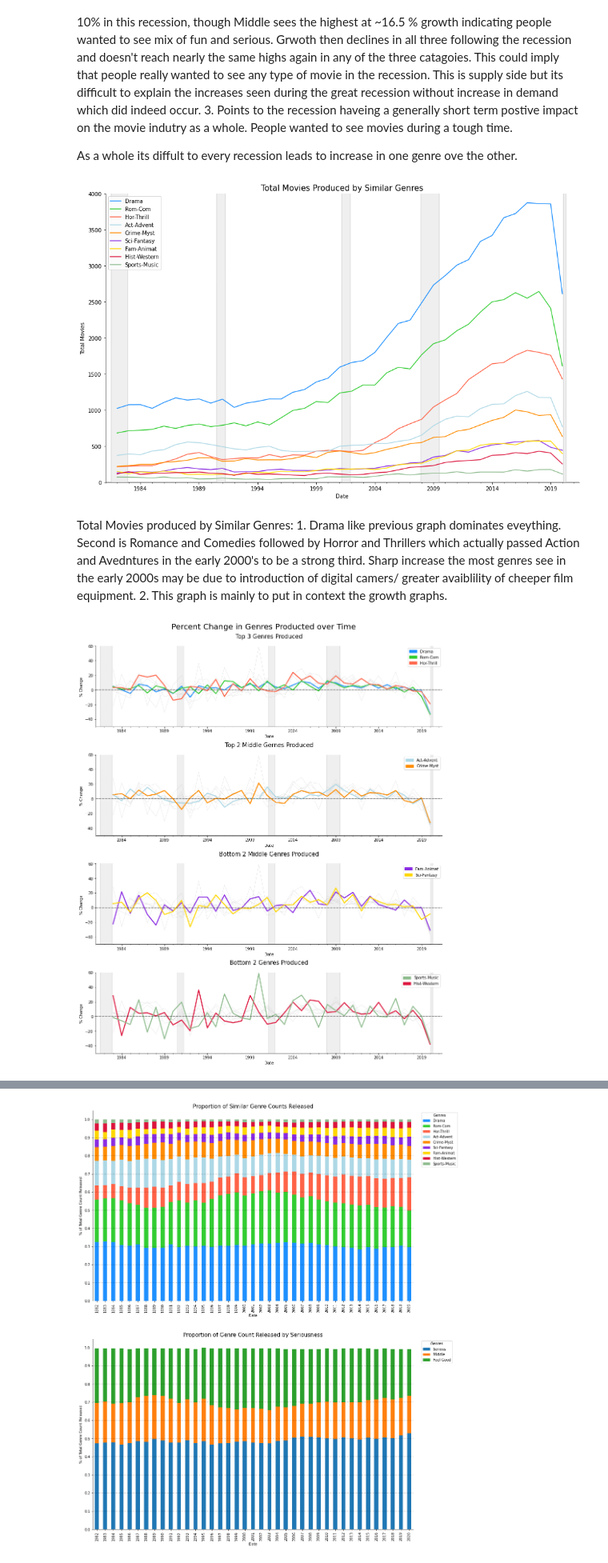
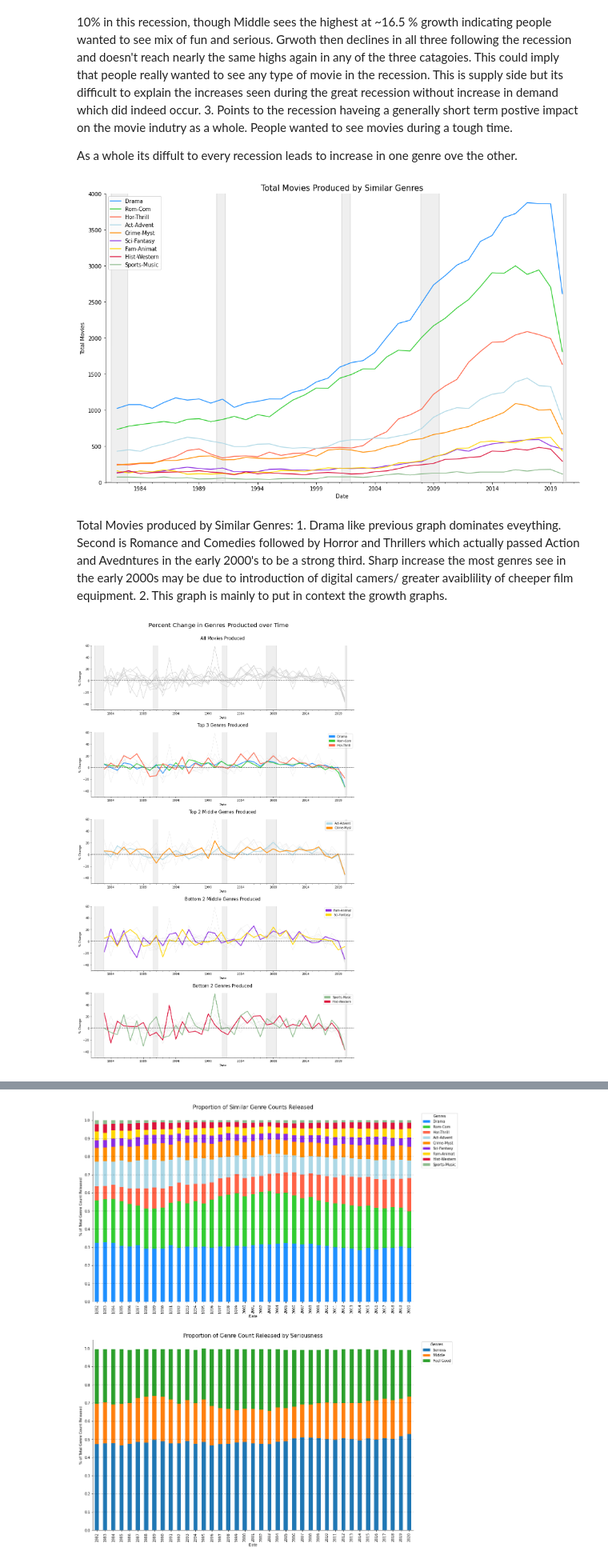
Before and after one commit to FabrizioCabreraC/Hollywood-as-recession-proof, a Jupyter notebook: Hollywood_Project.ipynb, the cells around one changed output, grey strips where cells are left out. Shown at 80% size. Cells and saved outputs as stored; diff of their text form; code cells hidden in the pictures.

```diff
--- a/Hollywood_Project.ipynb
+++ b/Hollywood_Project.ipynb
@@ -519,5 +519,7 @@ genres_share.head()
 
 genres_share = genres_share.set_index("Date").resample("YS").sum()
 genres_share.head()
+genres_tot = genres_share.copy()
+genres_share_pct = genres_share.copy().pct_change() * 100
 # %% [output]
 [1 2 3 0]
@@ -805,10 +799,10 @@ fig, ax = plt.subplots(figsize = (16,10))
 
 us_rec_scale["USREC"].plot.area(ax=ax, alpha=0.12, color="gray", label=str())
 us_rec_scale["negative"].plot.area(ax=ax, alpha=0.12, color="gray", label=str())
-genres[three_cats].plot(ax=ax, color=comb_cats_c)
+genres_tot[three_cats].plot(ax=ax, color=comb_cats_c)
 ax.legend(loc='best')
 ax.set_xlim("1981-01-01", "2021-06-01")
-ax.set_ylim(0, 5500)
+ax.set_ylim(0, 7000)
 
 ax.set_title("Total Movies Produced by Genre Super-Catagories", fontsize=15)
 
@@ -918,7 +912,7 @@ fig, ax = plt.subplots(figsize = (16,10))
 
 us_rec_scale["USREC"].plot.area(ax=ax, alpha=0.12, color="gray", label=str())
 us_rec_scale["negative"].plot.area(ax=ax, alpha=0.12, color="gray", label=str())
-genres[comb_cats].plot(ax=ax, color=comb_cats_c)
+genres_tot[comb_cats].plot(ax=ax, color=comb_cats_c)
 ax.legend(loc='best')
 ax.set_xlim("1981-01-01", "2021-06-01")
 ax.set_ylim(0, 4000)
@@ -930,7 +924,7 @@ for i in range(0,4):
     ax.spines["right"].set_visible(False)
     ax.spines["top"].set_visible(False)
 # %% [output]
-[figure, old version]
+[figure, new version]
 # %% [markdown]
 Total Movies produced by Similar Genres:
     1. Drama like previous graph dominates eveything. Second is Romance and Comedies followed by Horror and Thrillers which actually passed Action and Avedntures in the early 2000's to be a strong third. Sharp increase the most genres see in the early 2000s may be due to introduction of digital camers/ greater avaiblility of cheeper film equipment.
@@ -958,66 +952,78 @@ patch_Cri = mpatches.Patch(color= "darkorange", label = "Crime-Myst")
 patch_Fam = mpatches.Patch(color= "blueviolet", label = "Fam-Animat")
 patch_Sci = mpatches.Patch(color= "gold", label = "Sci-Fantasy")
 # %%
-fig, ax = plt.subplots(4,1, figsize = (16,18))
+fig, ax = plt.subplots(5,1, figsize = (16,24))
 
 us_rec_scale["USREC"].plot.area(ax=ax[0], alpha=0.12, color="gray", label=str())
 us_rec_scale["negative"].plot.area(ax=ax[0], alpha=0.12, color="gray", label=str())
-genres_pct[top3_cats].plot(ax=ax[0], color = top3_cats_c, linewidth=2.5)
-genres_pct[smid2_cats].plot(ax=ax[0], color=[(0.8, 0.8, 0.8)], lw=0.4, label=str())
-genres_pct[bot3_cats].plot(ax=ax[0], color=[(0.8, 0.8, 0.8)], lw=0.4, label=str())
-genres_pct[mid2_cats].plot(ax=ax[0], color=[(0.8, 0.8, 0.8)], lw=0.4, label=str())
-ax[0].legend(handles = [patch_Dra, patch_Rom, patch_Hor])
+genres_share_pct[top3_cats].plot(ax=ax[0], color=[(0.8, 0.8, 0.8)], lw=1.2)
+genres_share_pct[smid2_cats].plot(ax=ax[0], color=[(0.8, 0.8, 0.8)], lw=1.2, label=str())
+genres_share_pct[bot3_cats].plot(ax=ax[0], color=[(0.8, 0.8, 0.8)], lw=1.2, label=str())
+genres_share_pct[mid2_cats].plot(ax=ax[0], color=[(0.8, 0.8, 0.8)], lw=1.2, label=str())
+ax[0].get_legend().remove()
 ax[0].set_xlim("1981-01-01", "2021-06-01")
 ax[0].set_ylim(-50, 60)
 
 us_rec_scale["USREC"].plot.area(ax=ax[1], alpha=0.12, color="gray", label=str())
 us_rec_scale["negative"].plot.area(ax=ax[1], alpha=0.12, color="gray", label=str())
-genres_pct[top3_cats].plot(ax=ax[1], color=[(0.8, 0.8, 0.8)], lw=0.4, label=str())
-genres_pct[mid2_cats].plot(ax=ax[1], color = mid2_cats_c, linewidth=2.5)
-genres_pct[smid2_cats].plot(ax=ax[1], color=[(0.8, 0.8, 0.8)], lw=0.4, label=str())
-genres_pct[bot3_cats].plot(ax=ax[1], color=[(0.8, 0.8, 0.8)], lw=0.4, label=[str(),str()])
-ax[1].legend(handles = [patch_Act, patch_Cri])
+genres_share_pct[top3_cats].plot(ax=ax[1], color = top3_cats_c, linewidth=2.5)
+genres_share_pct[smid2_cats].plot(ax=ax[1], color=[(0.8, 0.8, 0.8)], lw=0.4, label=str())
+genres_share_pct[bot3_cats].plot(ax=ax[1], color=[(0.8, 0.8, 0.8)], lw=0.4, label=str())
+genres_share_pct[mid2_cats].plot(ax=ax[1], color=[(0.8, 0.8, 0.8)], lw=0.4, label=str())
+ax[1].legend(handles = [patch_Dra, patch_Rom, patch_Hor])
 ax[1].set_xlim("1981-01-01", "2021-06-01")
 ax[1].set_ylim(-50, 60)
 
 us_rec_scale["USREC"].plot.area(ax=ax[2], alpha=0.12, color="gray", label=str())
 us_rec_scale["negative"].plot.area(ax=ax[2], alpha=0.12, color="gray", label=str())
-genres_pct[top3_cats].plot(ax=ax[2], color=[(0.8, 0.8, 0.8)], lw=0.4, label=False)
-genres_pct[mid2_cats].plot(ax=ax[2], color=[(0.8, 0.8, 0.8)], lw=0.4, label=False)
-genres_pct[smid2_cats].plot(ax=ax[2], color = smid2_cats_c, linewidth=2.5)
-genres_pct[bot3_cats].plot(ax=ax[2], color=[(0.8, 0.8, 0.8)], lw=0.4, label=str())
-ax[2].legend(handles = [patch_Fam, patch_Sci])
+genres_share_pct[top3_cats].plot(ax=ax[2], color=[(0.8, 0.8, 0.8)], lw=0.4, label=str())
+genres_share_pct[mid2_cats].plot(ax=ax[2], color = mid2_cats_c, linewidth=2.5)
+genres_share_pct[smid2_cats].plot(ax=ax[2], color=[(0.8, 0.8, 0.8)], lw=0.4, label=str())
+genres_share_pct[bot3_cats].plot(ax=ax[2], color=[(0.8, 0.8, 0.8)], lw=0.4, label=[str(),str()])
+ax[2].legend(handles = [patch_Act, patch_Cri])
 ax[2].set_xlim("1981-01-01", "2021-06-01")
 ax[2].set_ylim(-50, 60)
 
-
 us_rec_scale["USREC"].plot.area(ax=ax[3], alpha=0.12, color="gray", label=str())
 us_rec_scale["negative"].plot.area(ax=ax[3], alpha=0.12, color="gray", label=str())
-genres_pct[top3_cats].plot(ax=ax[3], color=[(0.8, 0.8, 0.8)], lw=0.4, label=str())
-genres_pct[mid2_cats].plot(ax=ax[3], color=[(0.8, 0.8, 0.8)], lw=0.4, label=str())
-genres_pct[smid2_cats].plot(ax=ax[3], color=[(0.8, 0.8, 0.8)], lw=0.4, label='_Hidden label')
-genres_pct[bot3_cats].plot(ax=ax[3], color = bot3_cats_c, linewidth=2.5)
-ax[3].legend(handles = [patch_his, patch_sport])
+genres_share_pct[top3_cats].plot(ax=ax[3], color=[(0.8, 0.8, 0.8)], lw=0.4, label=False)
+genres_share_pct[mid2_cats].plot(ax=ax[3], color=[(0.8, 0.8, 0.8)], lw=0.4, label=False)
+genres_share_pct[smid2_cats].plot(ax=ax[3], color = smid2_cats_c, linewidth=2.5)
+genres_share_pct[bot3_cats].plot(ax=ax[3], color=[(0.8, 0.8, 0.8)], lw=0.4, label=str())
+ax[3].legend(handles = [patch_Fam, patch_Sci])
 ax[3].set_xlim("1981-01-01", "2021-06-01")
 ax[3].set_ylim(-50, 60)
 
-ax[0].set_title("Top 3 Genres Produced", fontsize=15, pad=20)
-ax[1].set_title("Top 2 Middle Gernes Produced", fontsize=15, pad=20)
-ax[2].set_title("Bottom 2 Middle Genres Produced", fontsize=15, pad=20)
-ax[3].set_title("Bottom 2 Genres Produced", fontsize=15, pad=20)
+
+us_rec_scale["USREC"].plot.area(ax=ax[4], alpha=0.12, color="gray", label=str())
+us_rec_scale["negative"].plot.area(ax=ax[4], alpha=0.12, color="gray", label=str())
+genres_share_pct[top3_cats].plot(ax=ax[4], color=[(0.8, 0.8, 0.8)], lw=0.4, label=str())
+genres_share_pct[mid2_cats].plot(ax=ax[4], color=[(0.8, 0.8, 0.8)], lw=0.4, label=str())
+genres_share_pct[smid2_cats].plot(ax=ax[4], color=[(0.8, 0.8, 0.8)], lw=0.4, label='_Hidden label')
+genres_share_pct[bot3_cats].plot(ax=ax[4], color = bot3_cats_c, linewidth=2.5)
+ax[4].legend(handles = [patch_his, patch_sport])
+ax[4].set_xlim("1981-01-01", "2021-06-01")
+ax[4].set_ylim(-50, 60)
+
+ax[0].set_title("All Movies Produced", fontsize=15, pad=20)
+ax[1].set_title("Top 3 Genres Produced", fontsize=15, pad=20)
+ax[2].set_title("Top 2 Middle Gernes Produced", fontsize=15, pad=20)
+ax[3].set_title("Bottom 2 Middle Genres Produced", fontsize=15, pad=20)
+ax[4].set_title("Bottom 2 Genres Produced", fontsize=15, pad=20)
+
 
 fig.suptitle(
     "Percent Change in Genres Producted over Time",
     fontsize = 20)
 plt.subplots_adjust(left=None, bottom=None, right=None, top=.935, wspace=None, hspace=.35)
 
-for i in range(0,4):
+for i in range(0,5):
     ax[i].axhline(0, color="k", alpha=0.5, linestyle="--")
     ax[i].set_ylabel("% Change ")
     ax[i].spines["right"].set_visible(False)
     ax[i].spines["top"].set_visible(False)
 # %% [output]
-[figure, old version]
+[figure, new version]
 # %%
 Std[i] = pd.DataFrame(np.std(genres_pct[i]))
 # %% [output]
```
Also changed, not shown: parts of 14 cells of this notebook.
